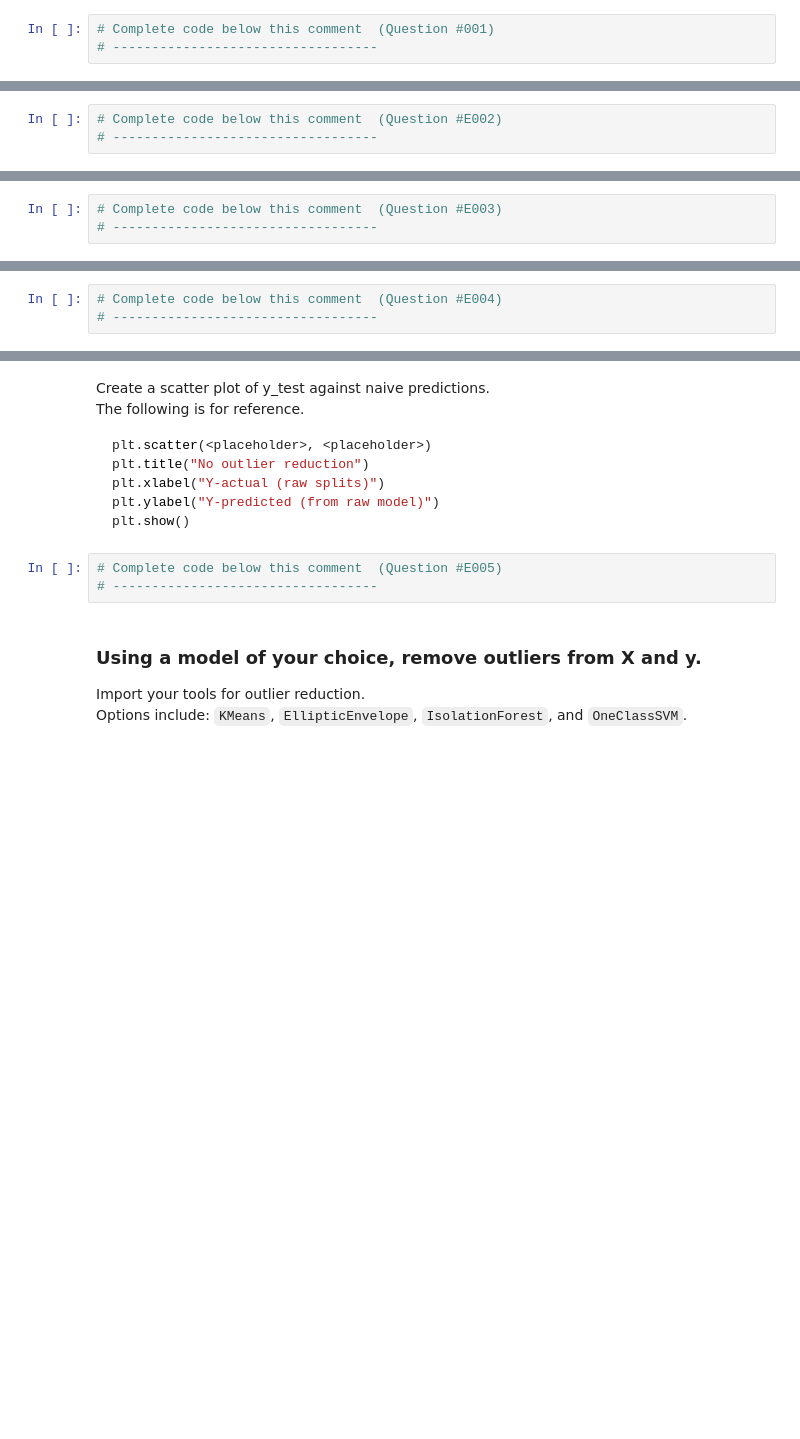
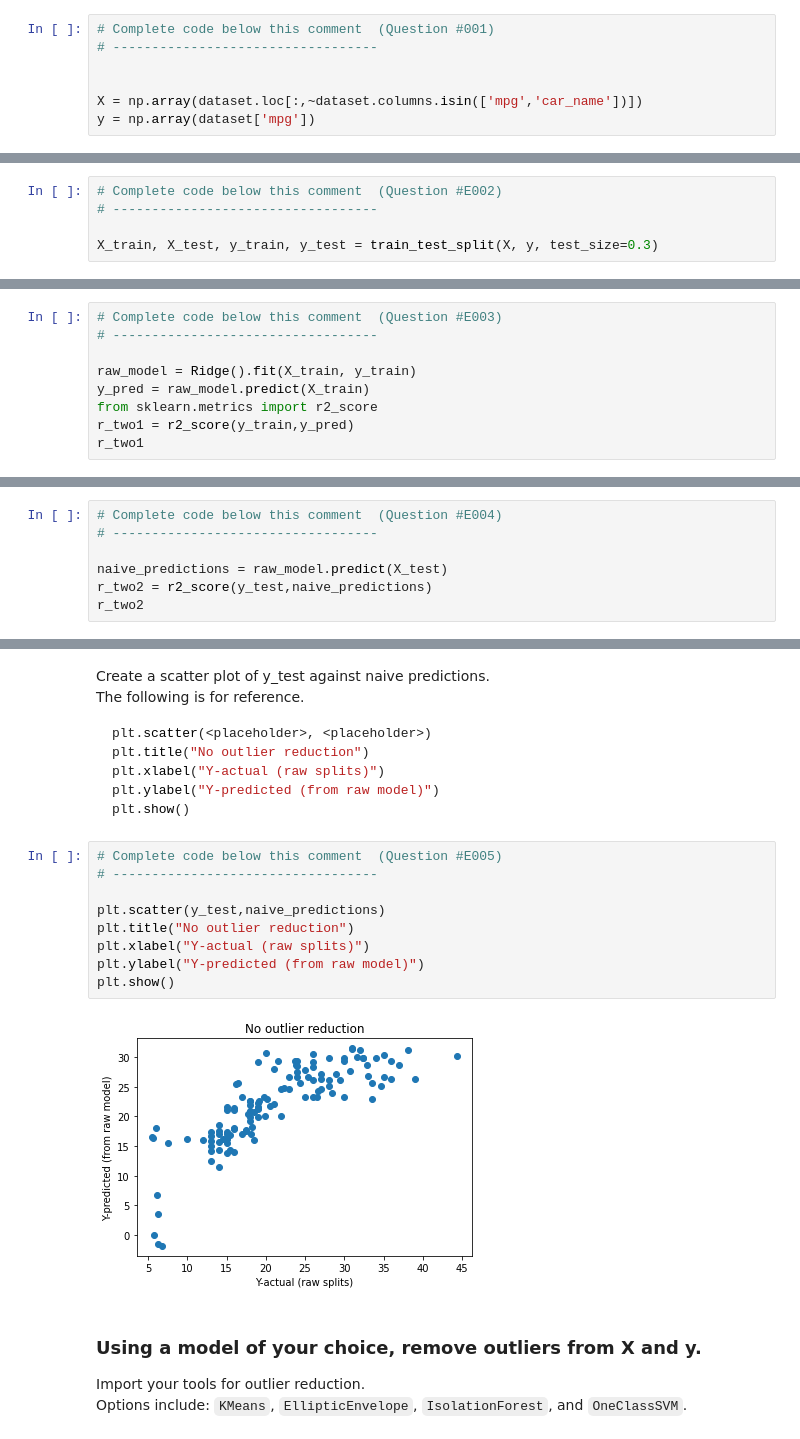
Before and after one commit to may96cc/sp22dsa8010, a Jupyter notebook: module4/exercises/AnomalyDetection.ipynb, the cells around one changed output, grey strips where cells are left out. Drawn from its saved outputs; the diff is of its cells as text; blank space fills up the shorter version.

```diff
--- a/module4/exercises/AnomalyDetection.ipynb
+++ b/module4/exercises/AnomalyDetection.ipynb
@@ -30,13 +40,25 @@ Pull columns from dataset into variables X (everything except mpg) and y (mpg).
 # %%
 # Complete code below this comment  (Question #001)
 # ----------------------------------
+
+
+X = np.array(dataset.loc[:,~dataset.columns.isin(['mpg','car_name'])])
+y = np.array(dataset['mpg'])
 # %% [markdown]
 Create training/validation split with 30% held out.
 # %%
 # Complete code below this comment  (Question #E002)
 # ----------------------------------
+
+X_train, X_test, y_train, y_test = train_test_split(X, y, test_size=0.3)
 # %% [markdown]
 Fit a Ridge regressor without anomaly detection and report R^2 measure on the train set.
 # %%
 # Complete code below this comment  (Question #E003)
 # ----------------------------------
+
+raw_model = Ridge().fit(X_train, y_train)
+y_pred = raw_model.predict(X_train)
+from sklearn.metrics import r2_score
+r_two1 = r2_score(y_train,y_pred)
+r_two1
@@ -45,3 +69,7 @@ Create prediction from X_test and store into variable <span style="background: y
 # %%
 # Complete code below this comment  (Question #E004)
 # ----------------------------------
+
+naive_predictions = raw_model.predict(X_test)
+r_two2 = r2_score(y_test,naive_predictions)
+r_two2
@@ -56,9 +86,17 @@ plt.xlabel("Y-actual (raw splits)")
 plt.ylabel("Y-predicted (from raw model)")
 plt.show()
 ~~~
-# %%
-# Complete code below this comment  (Question #E005)
-# ----------------------------------
+# %%
+# Complete code below this comment  (Question #E005)
+# ----------------------------------
+
+plt.scatter(y_test,naive_predictions)
+plt.title("No outlier reduction")
+plt.xlabel("Y-actual (raw splits)")
+plt.ylabel("Y-predicted (from raw model)")
+plt.show()
+# %% [output]
+[figure, added]
 # %% [markdown]
 ### Using a model of your choice, remove outliers from X and y.
 
```
Also changed, not shown: parts of 10 cells of this notebook.
